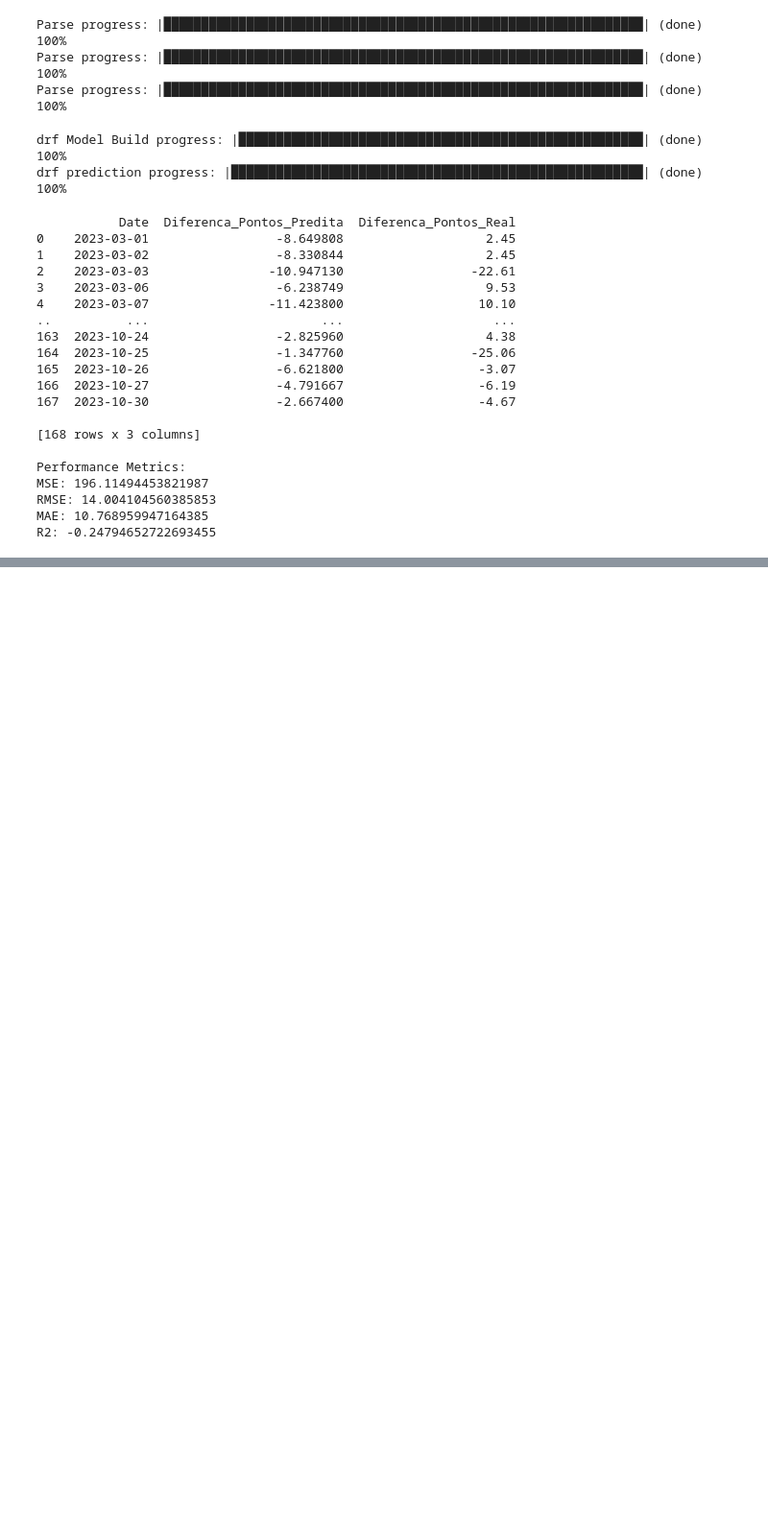
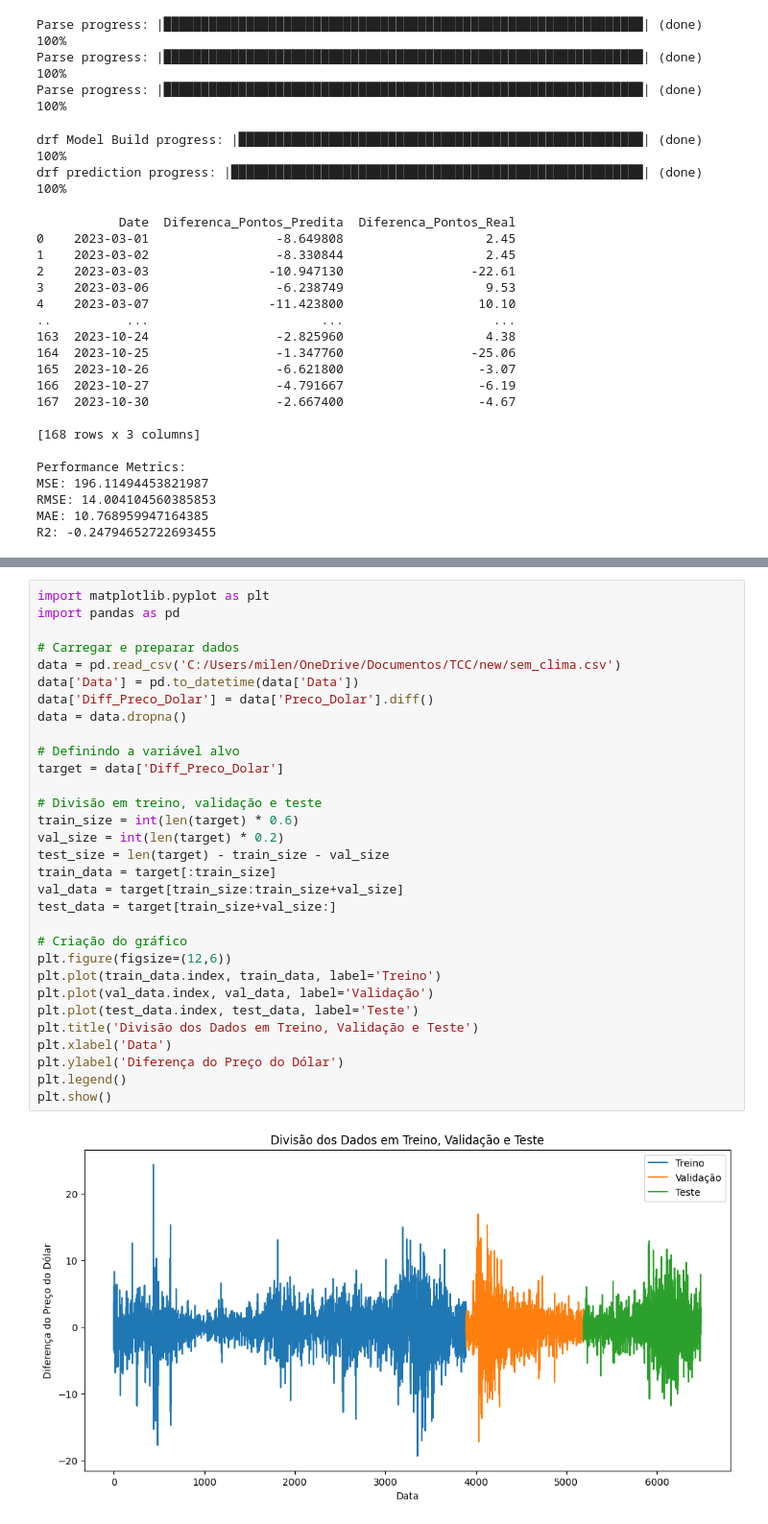
Before and after one commit to M1LENAFAR1A/Previsao_Diferenca_Pontos_Cafe, a Jupyter notebook: arima.ipynb, the cells around one changed output, grey strips where cells are left out. Shown at 96% size. Drawn from its saved outputs; the diff is of its cells as text; blank space fills up the shorter version.

```diff
--- a/arima.ipynb
+++ b/arima.ipynb
@@ -313,0 +110,33 @@ R2: 0.9401243416746498
+# %%
+import matplotlib.pyplot as plt
+import pandas as pd
+
+# Carregar e preparar dados
+data = pd.read_csv('C:/Users/milen/OneDrive/Documentos/TCC/new/sem_clima.csv')
+data['Data'] = pd.to_datetime(data['Data'])
+data['Diff_Preco_Dolar'] = data['Preco_Dolar'].diff()
+data = data.dropna()
+
+# Definindo a variável alvo
+target = data['Diff_Preco_Dolar']
+
+# Divisão em treino, validação e teste
+train_size = int(len(target) * 0.6)
+val_size = int(len(target) * 0.2)
+test_size = len(target) - train_size - val_size
+train_data = target[:train_size]
+val_data = target[train_size:train_size+val_size]
+test_data = target[train_size+val_size:]
+
+# Criação do gráfico
+plt.figure(figsize=(12,6))
+plt.plot(train_data.index, train_data, label='Treino')
+plt.plot(val_data.index, val_data, label='Validação')
+plt.plot(test_data.index, test_data, label='Teste')
+plt.title('Divisão dos Dados em Treino, Validação e Teste')
+plt.xlabel('Data')
+plt.ylabel('Diferença do Preço do Dólar')
+plt.legend()
+plt.show()
+# %% [output]
+[figure, added]
```
Also changed, not shown: parts of 2 cells of this notebook, 2 other files.
